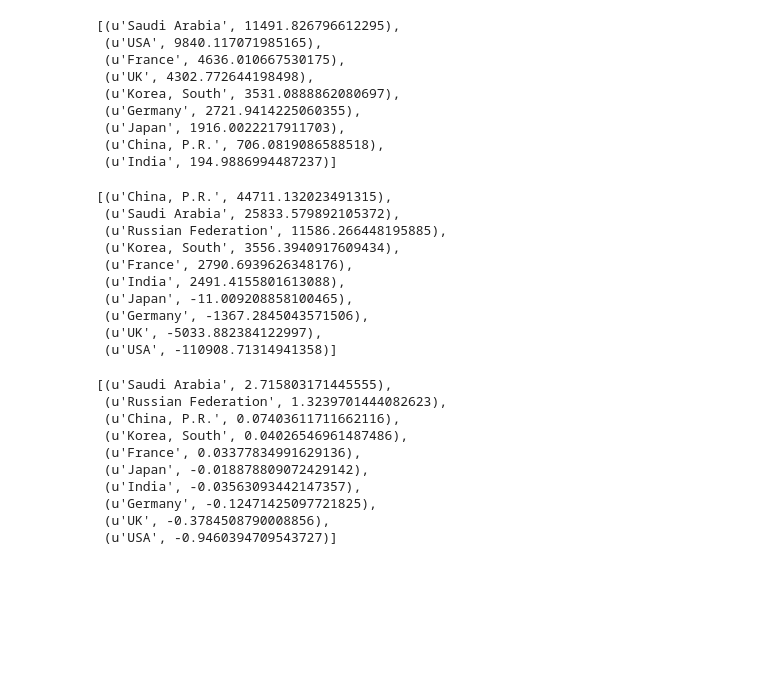
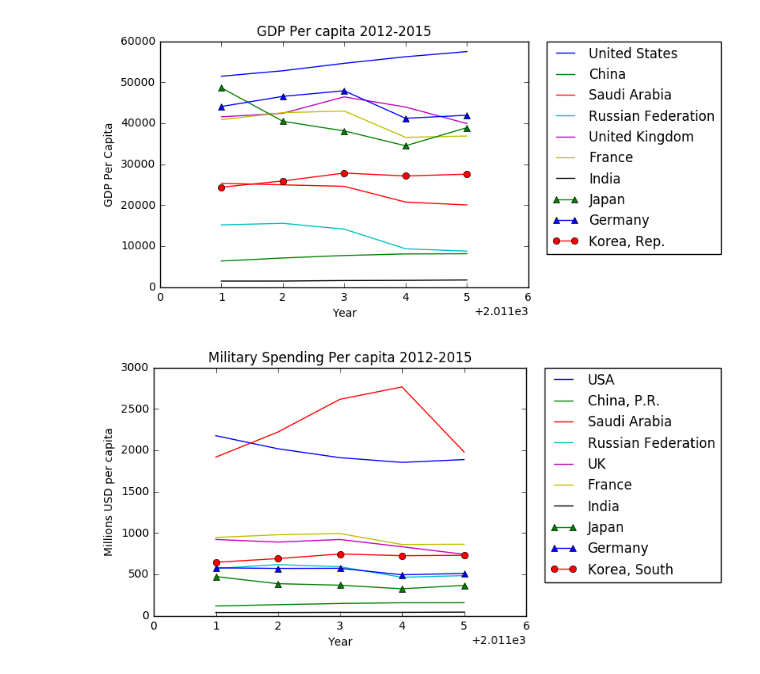
Before and after one commit to jamescorrenti/free, a Jupyter notebook: military_gdp_spending/GDP.ipynb, the cells around one changed output. Cells and saved outputs as stored; diff of their text form; code cells hidden in the pictures; blank space fills up the shorter version.

```diff
--- a/military_gdp_spending/GDP.ipynb
+++ b/military_gdp_spending/GDP.ipynb
@@ -3,5 +7,7 @@ from xlrd import open_workbook # work with excel
 # %%
-wb = open_workbook('SIPRI-Milex-data-1949-2016.xlsx') # open data
+wb = open_workbook('SIPRI-Milex-data-1949-2016.xlsx') # open excel data for
+gdp_per_capita_wb = open_workbook('API_NY.GDP.PCAP.CD_DS2_en_excel_v2.xls') # data for per_capita_information # retrieved from https://data.worldbank.org/indicator/NY.GDP.PCAP.CD
 # %%
 sheet_mil_spending_usd = wb.sheet_by_name('Constant (2015) USD') # select first sheet with totals for money used
+gdp_per_capita_sheet = gdp_per_capita_wb.sheet_by_name('Data')
 # %%
@@ -88,38 +161,0 @@ top_ten_gdp # Top ten counties in total defense spending, sorted by % defense sp
-# %%
-top_ten_per_capita # Top ten counties in total defense spending, sorted by per capita spending
-# %% [output]
-[(u'Saudi Arabia', 11491.826796612295),
- (u'USA', 9840.117071985165),
- (u'France', 4636.010667530175),
- (u'UK', 4302.772644198498),
- (u'Korea, South', 3531.0888862080697),
- (u'Germany', 2721.9414225060355),
- (u'Japan', 1916.0022217911703),
- (u'China, P.R.', 706.0819086588518),
- (u'India', 194.9886994487237)]
-# %%
-top_ten_growth # Top ten counties in total defense spending, sorted by total growth in last five years
-# %% [output]
-[(u'China, P.R.', 44711.132023491315),
- (u'Saudi Arabia', 25833.579892105372),
- (u'Russian Federation', 11586.266448195885),
- (u'Korea, South', 3556.3940917609434),
- (u'France', 2790.6939626348176),
- (u'India', 2491.4155801613088),
- (u'Japan', -11.009208858100465),
- (u'Germany', -1367.2845043571506),
- (u'UK', -5033.882384122997),
- (u'USA', -110908.71314941358)]
-# %%
-top_ten_growth_percentage_gdp # Top ten counties in total defense spending, sorted by change in GDP percentage
-# %% [output]
-[(u'Saudi Arabia', 2.715803171445555),
- (u'Russian Federation', 1.3239701444082623),
- (u'China, P.R.', 0.07403611711662116),
- (u'Korea, South', 0.04026546961487486),
- (u'France', 0.03377834991629136),
- (u'Japan', -0.018878809072429142),
- (u'India', -0.03563093442147357),
- (u'Germany', -0.12471425097721825),
- (u'UK', -0.3784508790008856),
- (u'USA', -0.9460394709543727)]
@@ -125,0 +176,37 @@ top_ten_growth_percentage_gdp # Top ten counties in total defense spending, sort
+# %%
+for country in range(len(top_ten_growth_per_capita_gdp)): # find each of the top ten countries in the spread sheet
+    name = top_ten_growth_per_capita_gdp[country][0] # storing this for clarity
+    for row in range(gdp_per_capita_sheet.nrows): # iterate through every row of the spreadshet
+        if gdp_per_capita_sheet.row(row)[0].value == name: #  if the current row is equal to the current country we are looking for add it
+            top_ten_growth_per_capita_gdp[country] = (name, {'12': gdp_per_capita_sheet.row(row)[56].value,
+                                                             '13': gdp_per_capita_sheet.row(row)[57].value,
+                                                             '14': gdp_per_capita_sheet.row(row)[58].value,
+                                                             '15': gdp_per_capita_sheet.row(row)[59].value,
+                                                             '16': gdp_per_capita_sheet.row(row)[60].value})
+# %%
+# GDP per capita
+for x in range(len(top_ten_growth_per_capita_gdp)): # plot each line
+    plt.plot(years, [top_ten_growth_per_capita_gdp[x][1]['12'], top_ten_growth_per_capita_gdp[x][1]['13'], top_ten_growth_per_capita_gdp[x][1]['14'], top_ten_growth_per_capita_gdp[x][1]['15'], top_ten_growth_per_capita_gdp[x][1]['16']], colors[x],label = top_ten_growth_per_capita_gdp[x][0], linestyle='-' )
+plt.axis([2011, 2017, 0, 60000]) # set the x and y axis
+plt.ylabel('GDP Per Capita') # label y axis
+plt.xlabel('Year') # label x axis
+plt.title('GDP Per capita 2012-2015') # overall title
+plt.legend(bbox_to_anchor=(1.05, 1), loc=2, borderaxespad=0.) # add a legend
+
+plt.show() # plot it
+
+# Military Spending per capita
+count = 0
+for x in top_ten_per_capita: # plot each line
+    plt.plot(years, [x[1]['12'], x[1]['13'], x[1]['14'], x[1]['15'], x[1]['16']], colors[count],label = x[0], linestyle='-' )
+    count +=1
+plt.axis([2011, 2017, 0, 3000]) # set the x and y axis
+plt.ylabel('Millions USD per capita') # label y axis
+plt.xlabel('Year') # label x axis
+plt.title('Military Spending Per capita 2012-2015') # overall title
+plt.legend(bbox_to_anchor=(1.05, 1), loc=2, borderaxespad=0.) # add a legend
+
+plt.show() # plot it
+# %% [output]
+[figure, added]
+[figure, added]
```
Also changed, not shown: parts of 13 cells of this notebook, 1 other file.
